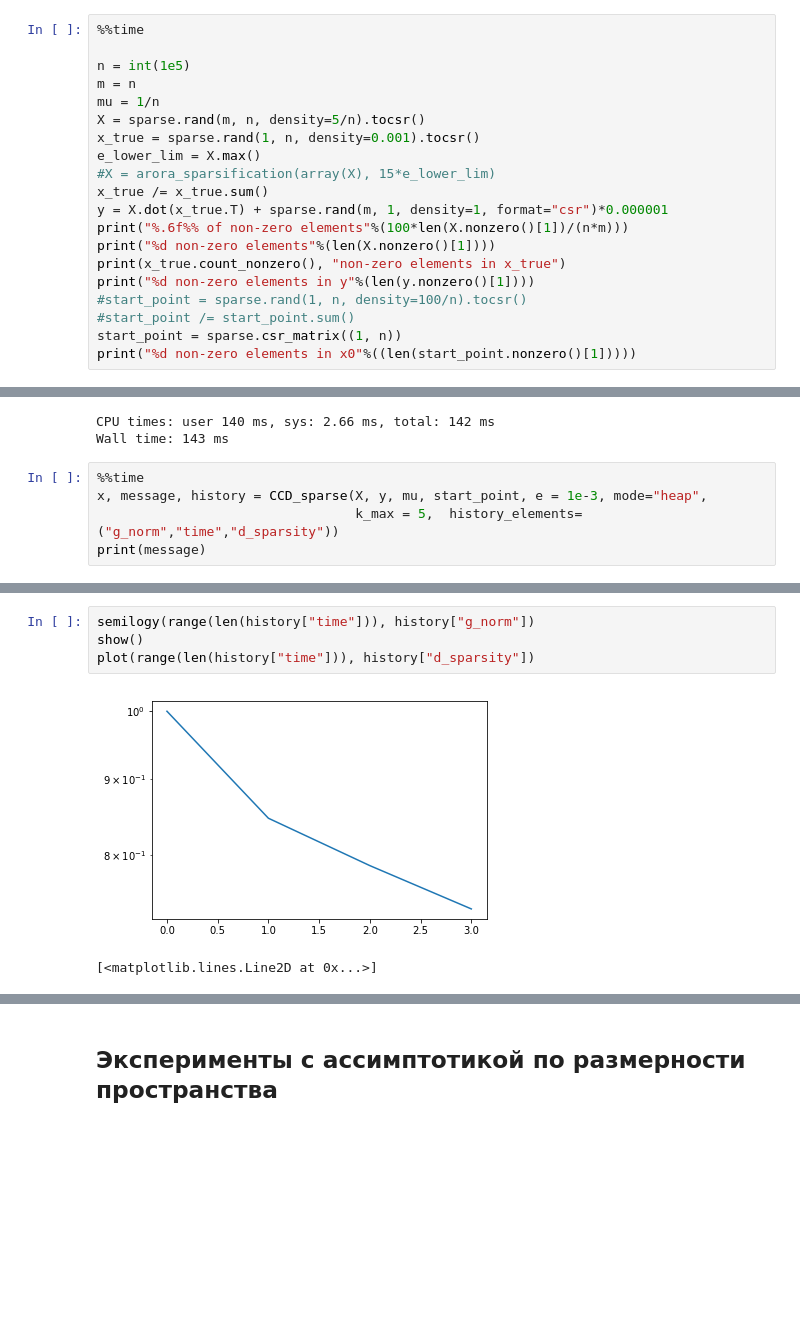
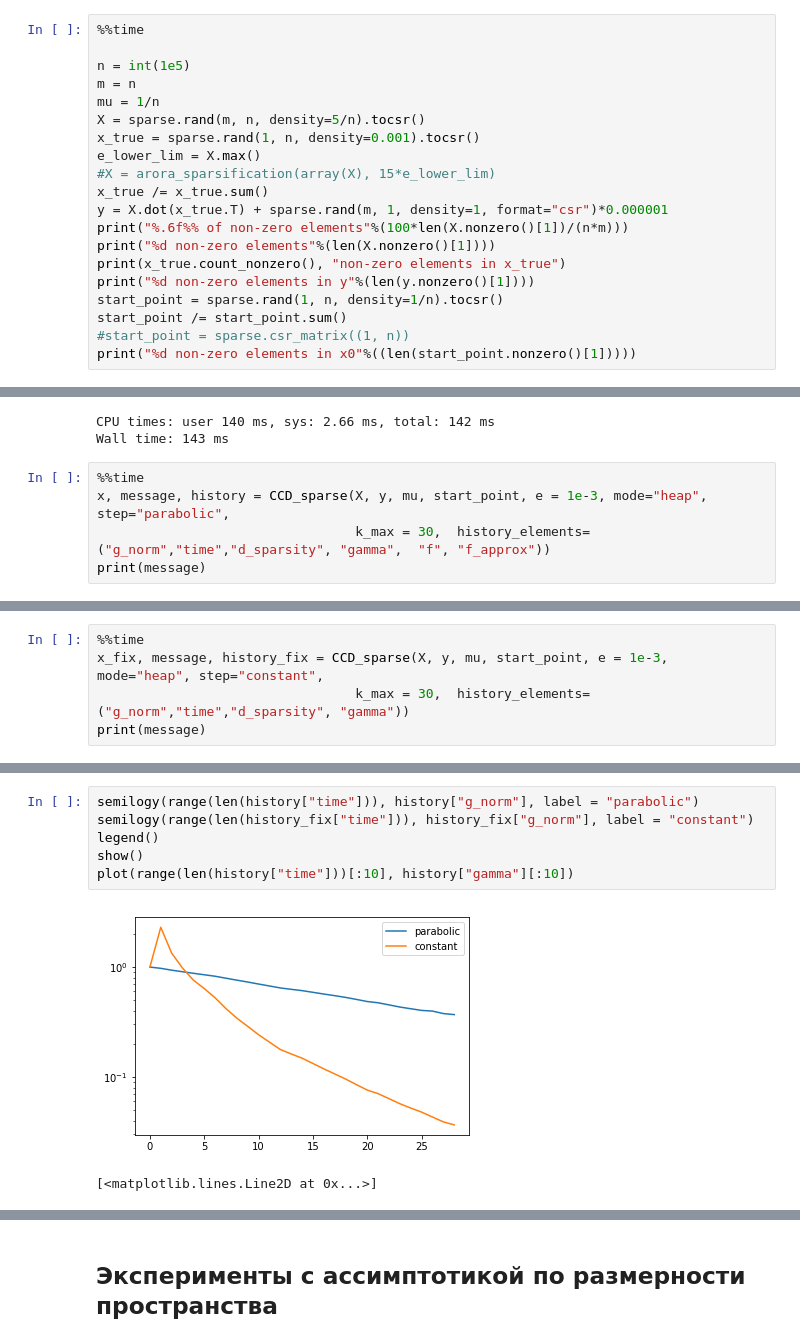
Before and after one commit to aksholokhov/skoltech-sparse-ccd-2017, a Jupyter notebook: Conditional Coordinate Descent.ipynb, the cells around one changed output, grey strips where cells are left out. Cells and saved outputs as stored; diff of their text form; blank space fills up the shorter version.

Commit message:
Start implementing parabolic steps

```diff
--- a/Conditional Coordinate Descent.ipynb
+++ b/Conditional Coordinate Descent.ipynb
@@ -101,9 +101,9 @@ print("%.6f%% of non-zero elements"%(100*len(X.nonzero()[1])/(n*m)))
 print("%d non-zero elements"%(len(X.nonzero()[1])))
 print(x_true.count_nonzero(), "non-zero elements in x_true")
 print("%d non-zero elements in y"%(len(y.nonzero()[1])))
-#start_point = sparse.rand(1, n, density=100/n).tocsr()
-#start_point /= start_point.sum()
-start_point = sparse.csr_matrix((1, n))
+start_point = sparse.rand(1, n, density=1/n).tocsr()
+start_point /= start_point.sum()
+#start_point = sparse.csr_matrix((1, n))
 print("%d non-zero elements in x0"%((len(start_point.nonzero()[1]))))
 # %% [output]
 0.005000% of non-zero elements
@@ -128,8 +128,8 @@ CPU times: user 140 ms, sys: 2.66 ms, total: 142 ms
 Wall time: 143 ms
 # %%
 %%time
-x, message, history = CCD_sparse(X, y, mu, start_point, e = 1e-3, mode="heap",
-                                 k_max = 5,  history_elements=("g_norm","time","d_sparsity"))
+x, message, history = CCD_sparse(X, y, mu, start_point, e = 1e-3, mode="heap", step="parabolic",
+                                 k_max = 30,  history_elements=("g_norm","time","d_sparsity", "gamma",  "f", "f_approx"))
 print(message)
 # %% [output]
 iterations_exceeded
@@ -137,0 +145,5 @@ Wall time: 2.09 s
+# %%
+%%time
+x_fix, message, history_fix = CCD_sparse(X, y, mu, start_point, e = 1e-3, mode="heap", step="constant",
+                                 k_max = 30,  history_elements=("g_norm","time","d_sparsity", "gamma"))
+print(message)
@@ -138,7 +154,9 @@ Wall time: 2.09 s
 # %%
-semilogy(range(len(history["time"])), history["g_norm"])
+semilogy(range(len(history["time"])), history["g_norm"], label = "parabolic")
+semilogy(range(len(history_fix["time"])), history_fix["g_norm"], label = "constant")
+legend()
 show()
-plot(range(len(history["time"])), history["d_sparsity"])
+plot(range(len(history["time"]))[:10], history["gamma"][:10])
 # %% [output]
-[figure, old version]
+[figure, new version]
 [<matplotlib.lines.Line2D at 0x...>]
```
Also changed, not shown: parts of 20 cells of this notebook, 3 other files.
